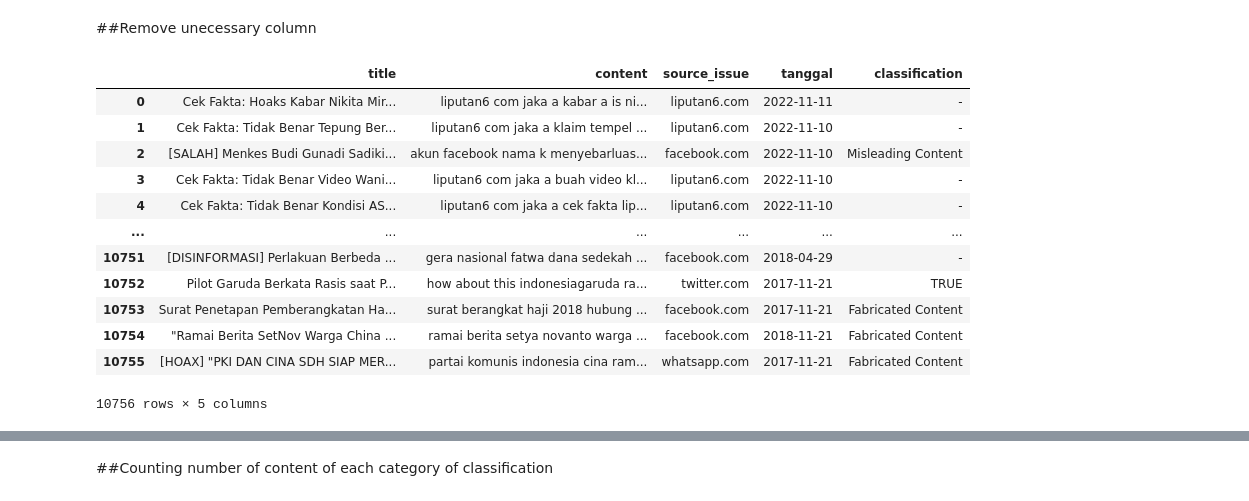
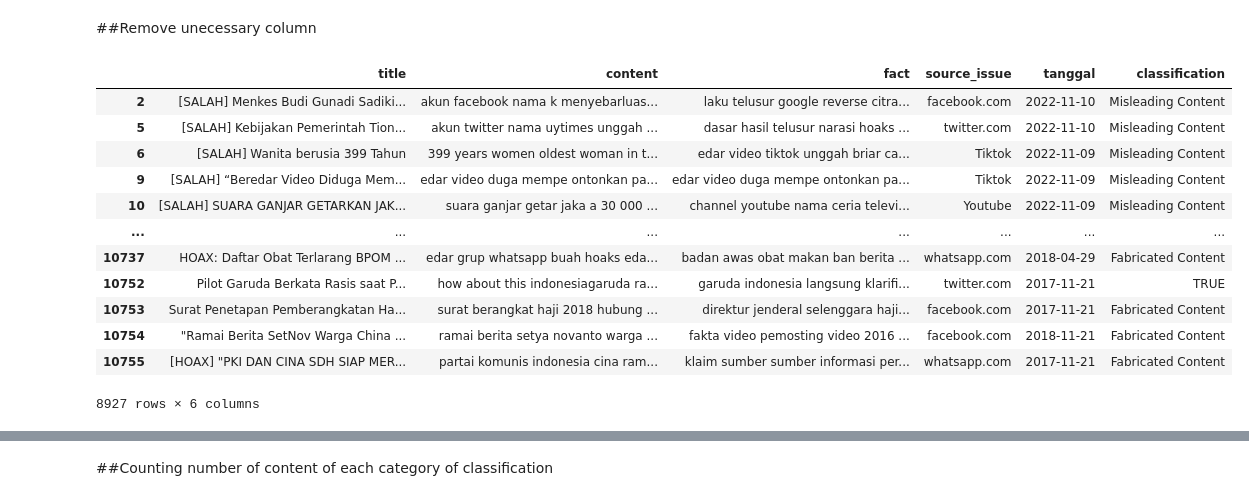
Before and after one commit to BrianArnesto/Fake-news-classification-and-claim-verification-for-supporting-Indonesian-fact-checkers, a Jupyter notebook: Master_Thesis_Fake_News_Detection_of_Indonesian_Langguage.ipynb, the cells around one changed output, grey strips where cells are left out. Saved outputs shown, nothing was run; the diff lists cells and outputs as text; code cells hidden in the pictures.

```diff
--- a/Master_Thesis_Fake_News_Detection_of_Indonesian_Langguage.ipynb
+++ b/Master_Thesis_Fake_News_Detection_of_Indonesian_Langguage.ipynb
@@ -355,3 +405,5 @@ time: 1min 9s (started: 2023-01-10 10:03:52 +00:00)
+# %%
+df['fact'] = df['fact'].apply(preprocess)
 # %%
 print("Shape: ", df.shape)
 df.head(15)
@@ -407,2 +448,2 @@ time: 21.1 ms (started: 2023-01-10 10:05:02 +00:00)
 # %%
-df.loc[df['classification'] == 'TRUE']
+df.drop(df.loc[df['classification']=='-'].index, inplace=True)
@@ -462,19 +488,19 @@ time: 25.8 ms (started: 2023-01-10 10:05:02 +00:00)
 ##Remove unecessary column
 # %%
 #Remove unecessary column
-df = df[['title','content','source_issue','tanggal','classification']]
+df = df[['title','content','fact','source_issue','tanggal','classification']]
 df
 # %% [output]
-|  | title | content | source_issue | tanggal | classification |
-| 0 | Cek Fakta: Hoaks Kabar Nikita Mir... | liputan6 com jaka a kabar a is ni... | liputan6.com | 2022-11-11 | - |
-| 1 | Cek Fakta: Tidak Benar Tepung Ber... | liputan6 com jaka a klaim tempel ... | liputan6.com | 2022-11-10 | - |
-| 2 | [SALAH] Menkes Budi Gunadi Sadiki... | akun facebook nama k menyebarluas... | facebook.com | 2022-11-10 | Misleading Content |
-| 3 | Cek Fakta: Tidak Benar Video Wani... | liputan6 com jaka a buah video kl... | liputan6.com | 2022-11-10 | - |
-| 4 | Cek Fakta: Tidak Benar Kondisi AS... | liputan6 com jaka a cek fakta lip... | liputan6.com | 2022-11-10 | - |
-| ... | ... | ... | ... | ... | ... |
-| 10751 | [DISINFORMASI] Perlakuan Berbeda ... | gera nasional fatwa dana sedekah ... | facebook.com | 2018-04-29 | - |
-| 10752 | Pilot Garuda Berkata Rasis saat P... | how about this indonesiagaruda ra... | twitter.com | 2017-11-21 | TRUE |
-| 10753 | Surat Penetapan Pemberangkatan Ha... | surat berangkat haji 2018 hubung ... | facebook.com | 2017-11-21 | Fabricated Content |
-| 10754 | "Ramai Berita SetNov Warga China ... | ramai berita setya novanto warga ... | facebook.com | 2018-11-21 | Fabricated Content |
-| 10755 | [HOAX] "PKI DAN CINA SDH SIAP MER... | partai komunis indonesia cina ram... | whatsapp.com | 2017-11-21 | Fabricated Content |
+|  | title | content | fact | source_issue | tanggal | classification |
+| 2 | [SALAH] Menkes Budi Gunadi Sadiki... | akun facebook nama k menyebarluas... | laku telusur google reverse citra... | facebook.com | 2022-11-10 | Misleading Content |
+| 5 | [SALAH] Kebijakan Pemerintah Tion... | akun twitter nama uytimes unggah ... | dasar hasil telusur narasi hoaks ... | twitter.com | 2022-11-10 | Misleading Content |
+| 6 | [SALAH] Wanita berusia 399 Tahun | 399 years women oldest woman in t... | edar video tiktok unggah briar ca... | Tiktok | 2022-11-09 | Misleading Content |
+| 9 | [SALAH] “Beredar Video Diduga Mem... | edar video duga mempe ontonkan pa... | edar video duga mempe ontonkan pa... | Tiktok | 2022-11-09 | Misleading Content |
+| 10 | [SALAH] SUARA GANJAR GETARKAN JAK... | suara ganjar getar jaka a 30 000 ... | channel youtube nama ceria televi... | Youtube | 2022-11-09 | Misleading Content |
+| ... | ... | ... | ... | ... | ... | ... |
+| 10737 | HOAX: Daftar Obat Terlarang BPOM ... | edar grup whatsapp buah hoaks eda... | badan awas obat makan ban berita ... | whatsapp.com | 2018-04-29 | Fabricated Content |
+| 10752 | Pilot Garuda Berkata Rasis saat P... | how about this indonesiagaruda ra... | garuda indonesia langsung klarifi... | twitter.com | 2017-11-21 | TRUE |
+| 10753 | Surat Penetapan Pemberangkatan Ha... | surat berangkat haji 2018 hubung ... | direktur jenderal selenggara haji... | facebook.com | 2017-11-21 | Fabricated Content |
+| 10754 | "Ramai Berita SetNov Warga China ... | ramai berita setya novanto warga ... | fakta video pemosting video 2016 ... | facebook.com | 2018-11-21 | Fabricated Content |
+| 10755 | [HOAX] "PKI DAN CINA SDH SIAP MER... | partai komunis indonesia cina ram... | klaim sumber sumber informasi per... | whatsapp.com | 2017-11-21 | Fabricated Content |
-10756 rows × 5 columns
+8927 rows × 6 columns
```
Also changed, not shown: parts of 144 cells of this notebook.
